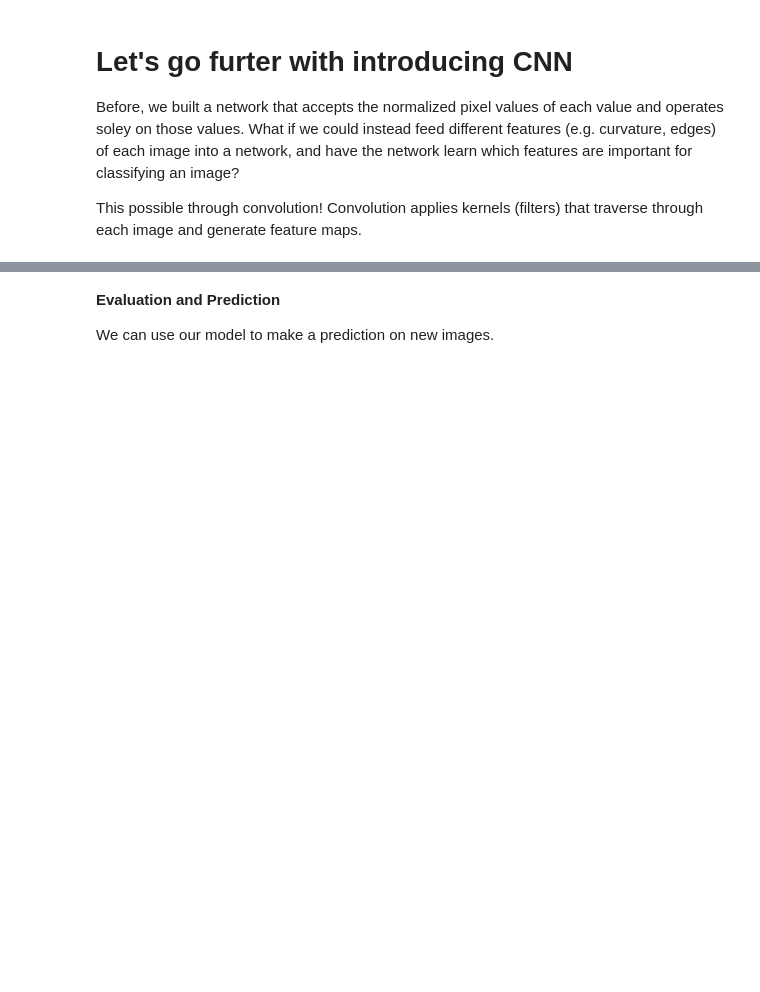
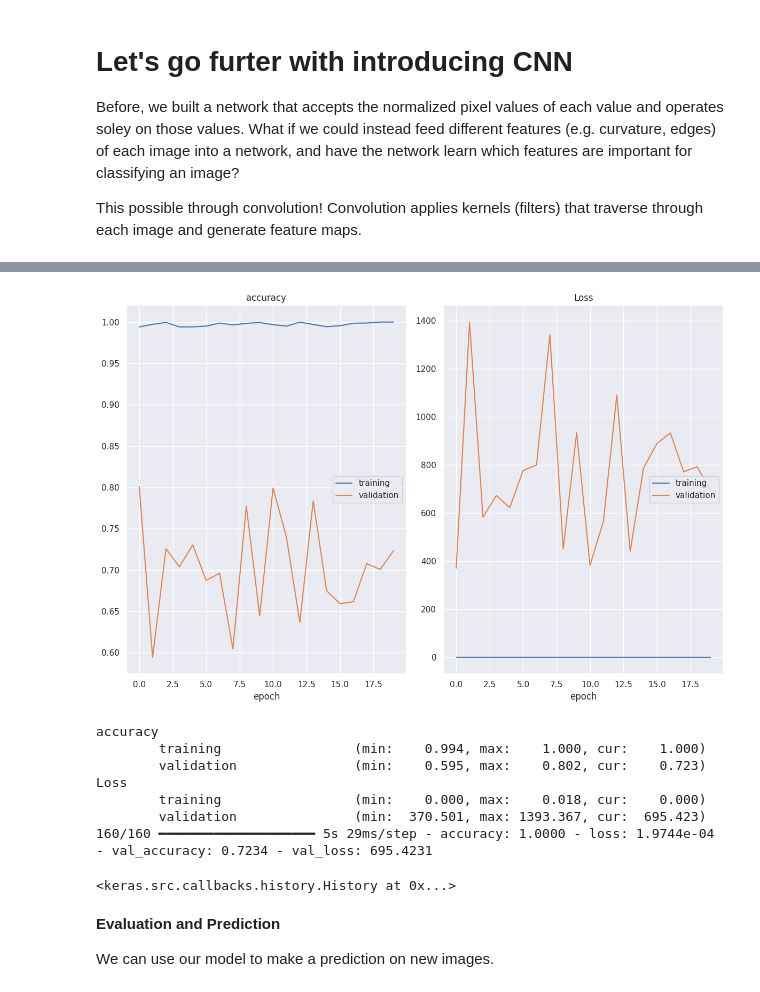
Before and after one commit to pejmanrasti/EPU_ML_Angers_2025, a Jupyter notebook: Jour_4/DL_Example.ipynb, the cells around one changed output, grey strips where cells are left out. Saved outputs shown, nothing was run; the diff lists cells and outputs as text; code cells hidden in the pictures; blank space fills up the shorter version.

```diff
--- a/Jour_4/DL_Example.ipynb
+++ b/Jour_4/DL_Example.ipynb
@@ -376,14 +443,27 @@ modelCNN.summary()
+# %%
+early_stopping = tf.keras.callbacks.EarlyStopping(monitor='val_loss', patience=3)
+model_checkpoint = tf.keras.callbacks.ModelCheckpoint(filepath='best_model.h5', monitor='val_loss', save_best_only=True)
 # %%
 plotlossesCNN = PlotLossesKeras()
 modelCNN.compile(loss='categorical_crossentropy',
               optimizer='adam',
               metrics=['accuracy'])
 
 modelCNN.fit(X_train, Y_train,
           validation_data=(X_test, Y_test),
           epochs=20, batch_size=32,
           verbose=1,
-          callbacks=[plotlossesCNN])
+          callbacks=[plotlossesCNN, early_stopping, model_checkpoint])
+# %% [output]
+[figure, added]
+accuracy
+        training                 (min:    0.994, max:    1.000, cur:    1.000)
+        validation               (min:    0.595, max:    0.802, cur:    0.723)
+Loss
+        training                 (min:    0.000, max:    0.018, cur:    0.000)
+        validation               (min:  370.501, max: 1393.367, cur:  695.423)
+160/160 ━━━━━━━━━━━━━━━━━━━━ 5s 29ms/step - accuracy: 1.0000 - loss: 1.9744e-04 - val_accuracy: 0.7234 - val_loss: 695.4231
+<keras.src.callbacks.history.History at 0x...>
 # %% [markdown]
 **Evaluation and Prediction**
 
```
Also changed, not shown: parts of 12 cells of this notebook.
